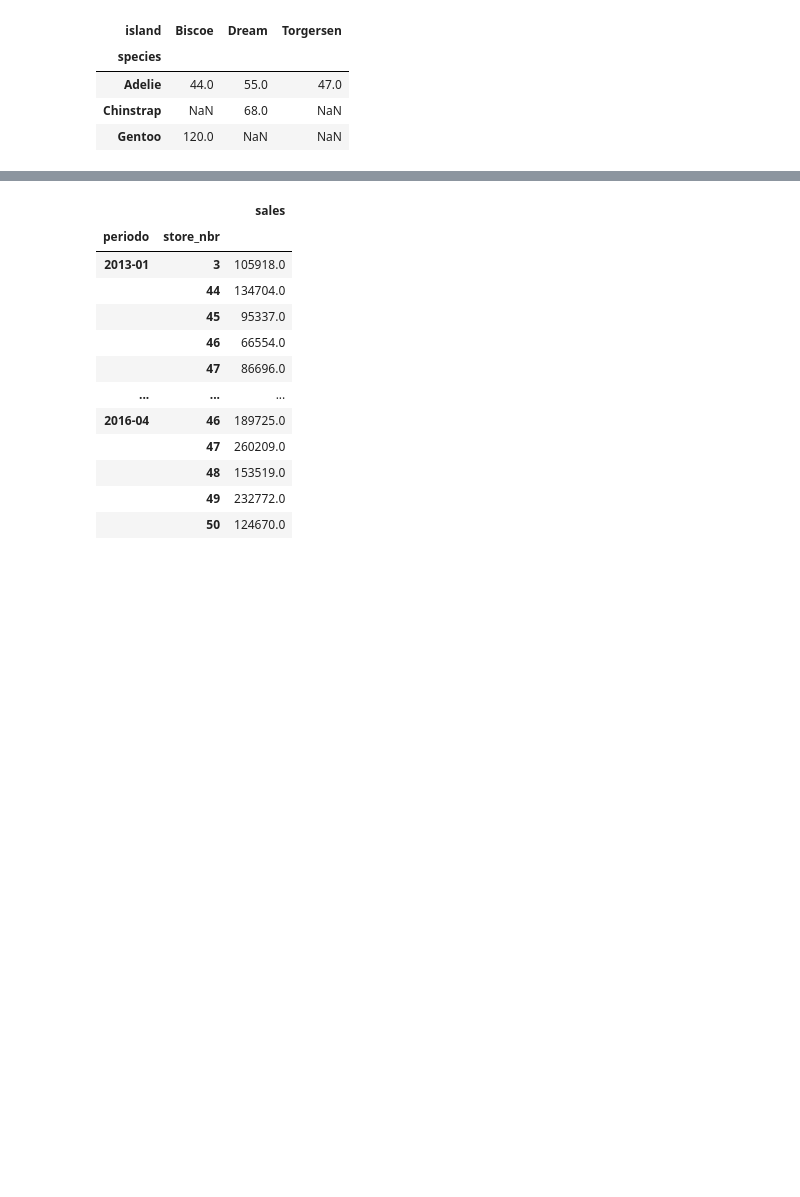
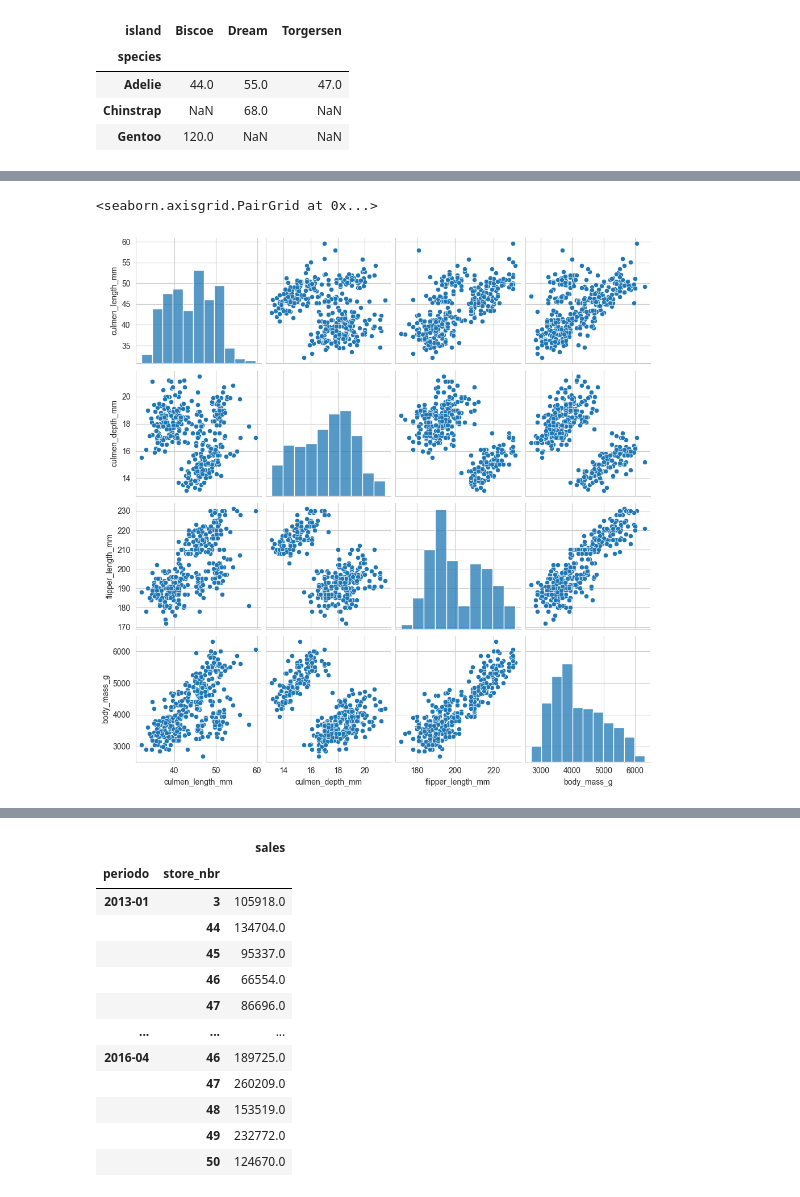
Before and after one commit to lkuffo/data-viz, a Jupyter notebook: NIVEL2/9_heatmap.ipynb, the cells around one changed output, grey strips where cells are left out. Drawn from its saved outputs; the diff is of its cells as text; code cells hidden in the pictures; blank space fills up the shorter version.

```diff
--- a/NIVEL2/9_heatmap.ipynb
+++ b/NIVEL2/9_heatmap.ipynb
@@ -152,3 +152,10 @@ sns.heatmap(
+# %%
+sns.pairplot(
+    df[['culmen_length_mm', 'culmen_depth_mm', 'flipper_length_mm', 'body_mass_g']]
+)
+# %% [output]
+<seaborn.axisgrid.PairGrid at 0x...>
+[figure, added]
 # %%
 # Heatmap de Correlación
 # https://seaborn.pydata.org/generated/seaborn.heatmap.html
```
Also changed, not shown: parts of 7 cells of this notebook, 23 other files.
